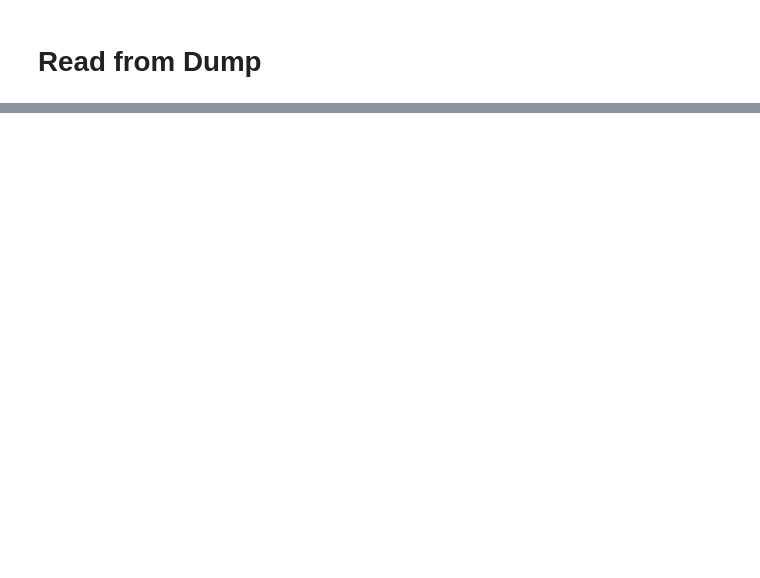
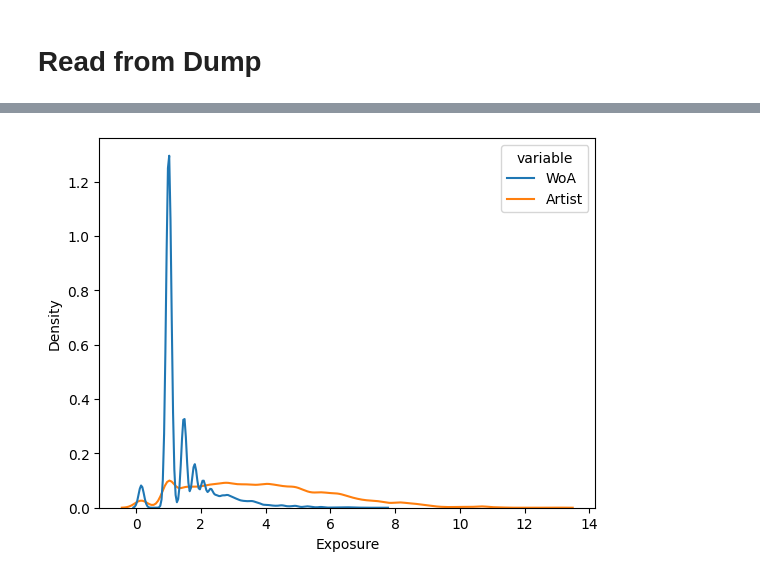
Before and after one commit to progsi/YTUnCoverLLM, a Jupyter notebook: notebooks/wikidata.ipynb, the cells around one changed output, grey strips where cells are left out. Cells and saved outputs as stored; diff of their text form; code cells hidden in the pictures; blank space fills up the shorter version.

```diff
--- a/notebooks/wikidata.ipynb
+++ b/notebooks/wikidata.ipynb
@@ -91,3 +80 @@ Person    119054
 Name: count, dtype: int64
-# %%
-data = pd.merge(data, data_wikidata, how="left", left_on="performer_single", right_on="name")
@@ -100,3 +80,0 @@ data_works = pd.read_json("../data/wikidata/works.jsonl").dropna(subset="labels"
-# %%
-
-data = preprocess_dump(data_works)
@@ -118,0 +112,8 @@ See the caveats in the documentation: https://pandas.pydata.org/pandas-docs/stab
+# %%
+data = pd.merge(
+    pd.merge(
+        data,
+        data_wikidata.loc[data_wikidata.type.isin(["Group", "Human"])].add_suffix("_performer"),
+        left_on="performer_single", right_on="name_performer", how="left"),
+    data_wikidata.loc[data_wikidata.type == "Work"].add_suffix("_title"),
+    left_on="title_single", right_on="name_title", how="left", suffixes=["", "_title"])
@@ -118,0 +133,19 @@ See the caveats in the documentation: https://pandas.pydata.org/pandas-docs/stab
+# %%
+plot_data = data[
+    ["set_id", "yt_id", "title_single", "performer_single", "exposure_title", "exposure_performer"]
+    ].melt(
+    id_vars=["set_id", "yt_id", "title_single", "performer_single"],
+    value_vars=["exposure_title", "exposure_performer"]
+)
+plot_data.variable = plot_data.variable.str.replace(
+    "exposure_title", "WoA").replace("exposure_performer", "Artist")
+# %%
+import seaborn as sns
+import matplotlib.pyplot as plt
+
+sns.kdeplot(plot_data, x="value", hue="variable")
+plt.xlabel("Exposure")
+plt.savefig("../figures/kde_exposure.pdf")
+plt.show()
+# %% [output]
+[figure, added]
```
Also changed, not shown: parts of 18 cells of this notebook, 1 other file.
